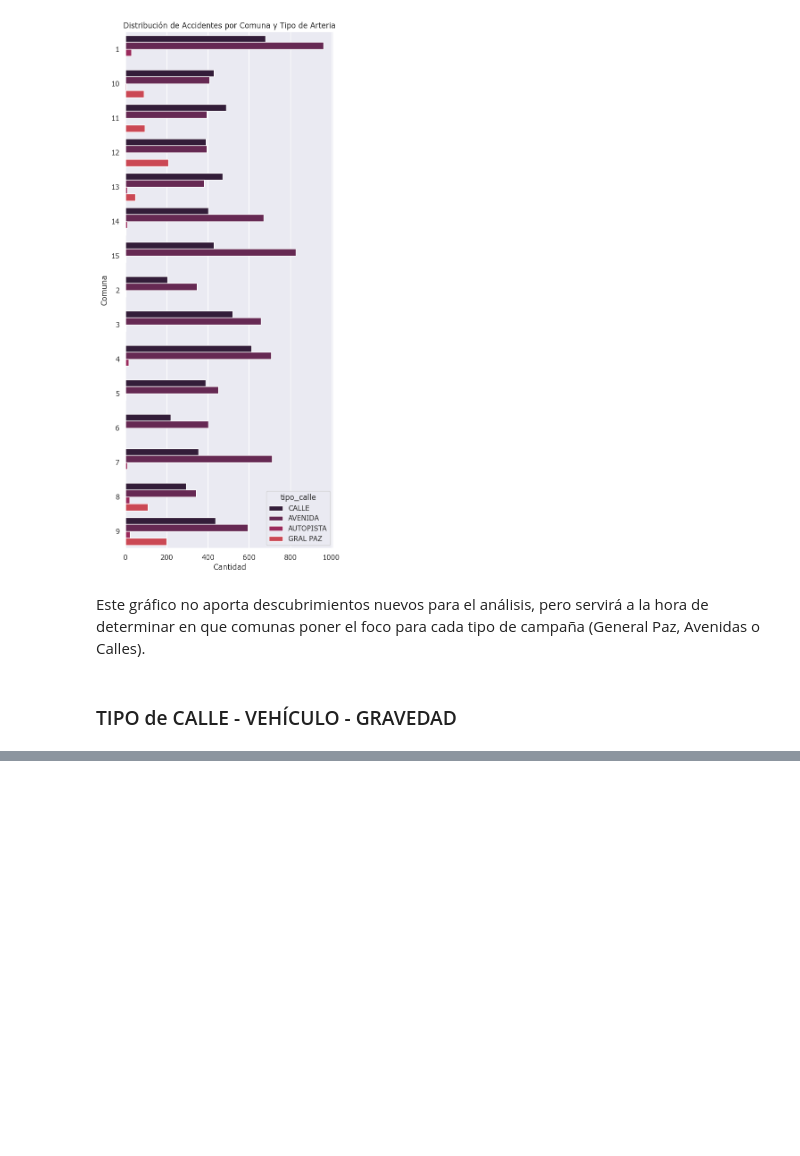
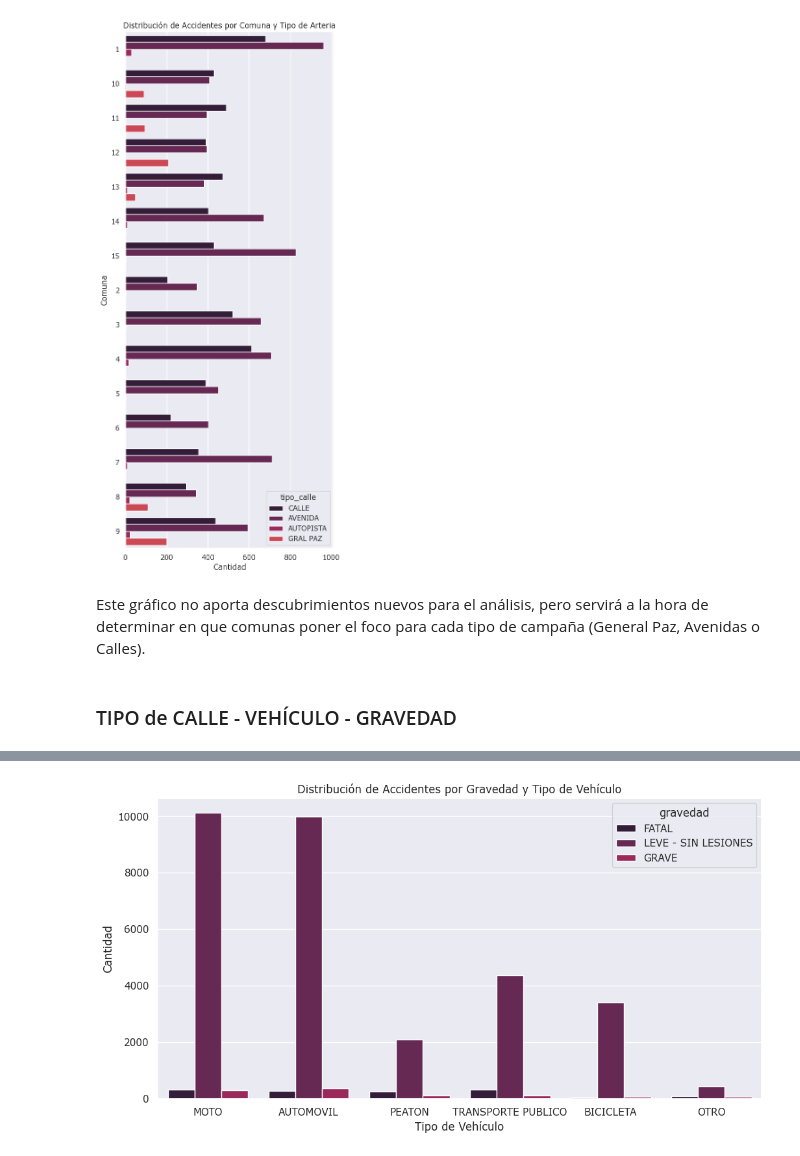
Before and after one commit to chelo1003/Henry_PI2_Accidentes, a Jupyter notebook: EDA/3_EDA_analisis.ipynb, the cells around one changed output, grey strips where cells are left out. Saved outputs shown, nothing was run; the diff lists cells and outputs as text; code cells hidden in the pictures; blank space fills up the shorter version.

```diff
--- a/EDA/3_EDA_analisis.ipynb
+++ b/EDA/3_EDA_analisis.ipynb
@@ -473,0 +529,8 @@ Este gráfico no aporta descubrimientos nuevos para el análisis, pero servirá
+# %%
+vehiculo1_gravedad = df_accidentes[["vehiculo_1", "gravedad"]]
+vehiculo2_gravedad = df_accidentes[["vehiculo_2", "gravedad"]]
+vehiculo1_gravedad.rename(columns={"vehiculo_1": "vehiculo"}, inplace=True)
+vehiculo2_gravedad.rename(columns={"vehiculo_2": "vehiculo"}, inplace=True)
+vehiculo_gravedad = pd.concat([vehiculo1_gravedad, vehiculo2_gravedad], ignore_index=True)
+vehiculo_gravedad.drop(vehiculo_gravedad[vehiculo_gravedad['vehiculo'] == 'SD'].index, inplace=True)
+vehiculo_gravedad.head()
@@ -473,0 +552,10 @@ Este gráfico no aporta descubrimientos nuevos para el análisis, pero servirá
+# %%
+plt.figure(figsize=(12,6))
+sns.set_theme(style="darkgrid",palette='rocket',font="Verdana",font_scale=1)
+sns.countplot(data=vehiculo_gravedad, x="vehiculo", hue="gravedad")
+plt.title('Distribución de Accidentes por Gravedad y Tipo de Vehículo')
+plt.xlabel('Tipo de Vehículo')
+plt.ylabel("Cantidad")
+plt.show()
+# %% [output]
+[figure, added]
```
Also changed, not shown: parts of 32 cells of this notebook.
